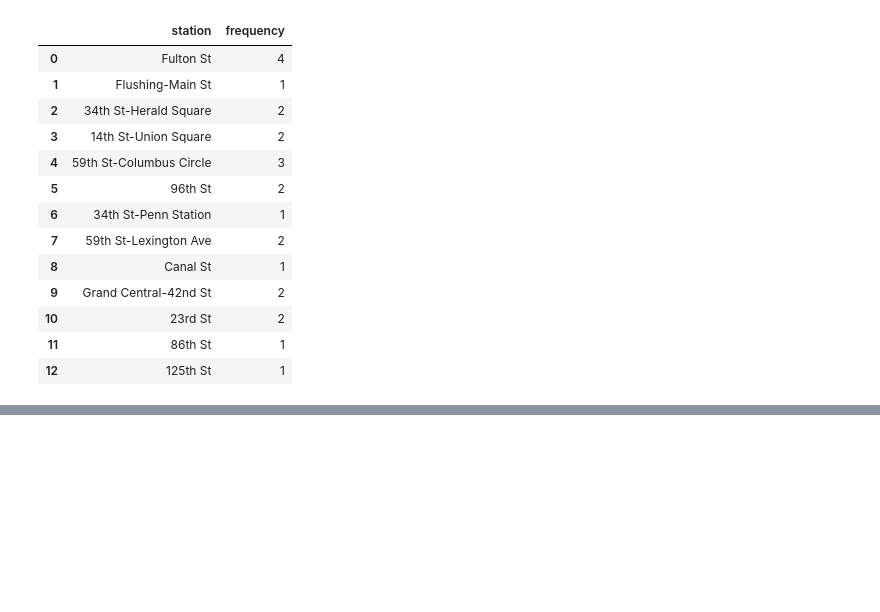
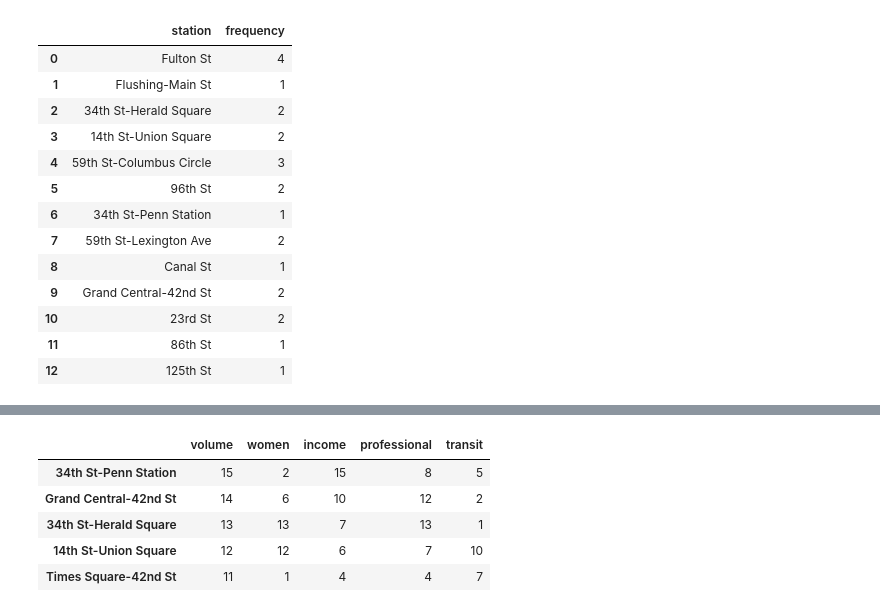
Before and after one commit to gjj425/MTA_EDA_Project, a Jupyter notebook: demographic_data.ipynb, the cells around one changed output, grey strips where cells are left out. Drawn from its saved outputs; the diff is of its cells as text; code cells hidden in the pictures; blank space fills up the shorter version.

```diff
--- a/demographic_data.ipynb
+++ b/demographic_data.ipynb
@@ -694,0 +803,12 @@ plt.savefig('top5.png', dpi=500, bbox_inches='tight')
+# %%
+# Create function to turn above lists into dictionaries with the station as the key and the ranking
+# as the value
+def make_dict(a_list):
+    my_dict = dict(a_list)
+    my_dict = dict(zip(my_dict.values(), my_dict.keys()))
+    return my_dict
+
+women_d = make_dict(women_l)
+income_d = make_dict(income_l)
+prof_d = make_dict(prof_l)
+transit_d = make_dict(transit_l)
@@ -694,0 +870,14 @@ plt.savefig('top5.png', dpi=500, bbox_inches='tight')
+# %%
+# Turn above dictionary into a dataframe, which can then be plotted
+columns = ['volume', 'women', 'income', 'professional', 'transit']
+
+ranks_df = pd.DataFrame.from_dict(demo_d, orient='index', columns=columns)
+ranks_df = ranks_df.iloc[::-1]
+ranks_df.head()
+# %% [output]
+|  | volume | women | income | professional | transit |
+| 34th St-Penn Station | 15 | 2 | 15 | 8 | 5 |
+| Grand Central-42nd St | 14 | 6 | 10 | 12 | 2 |
+| 34th St-Herald Square | 13 | 13 | 7 | 13 | 1 |
+| 14th St-Union Square | 12 | 12 | 6 | 7 | 10 |
+| Times Square-42nd St | 11 | 1 | 4 | 4 | 7 |
```
Also changed, not shown: parts of 18 cells of this notebook.
